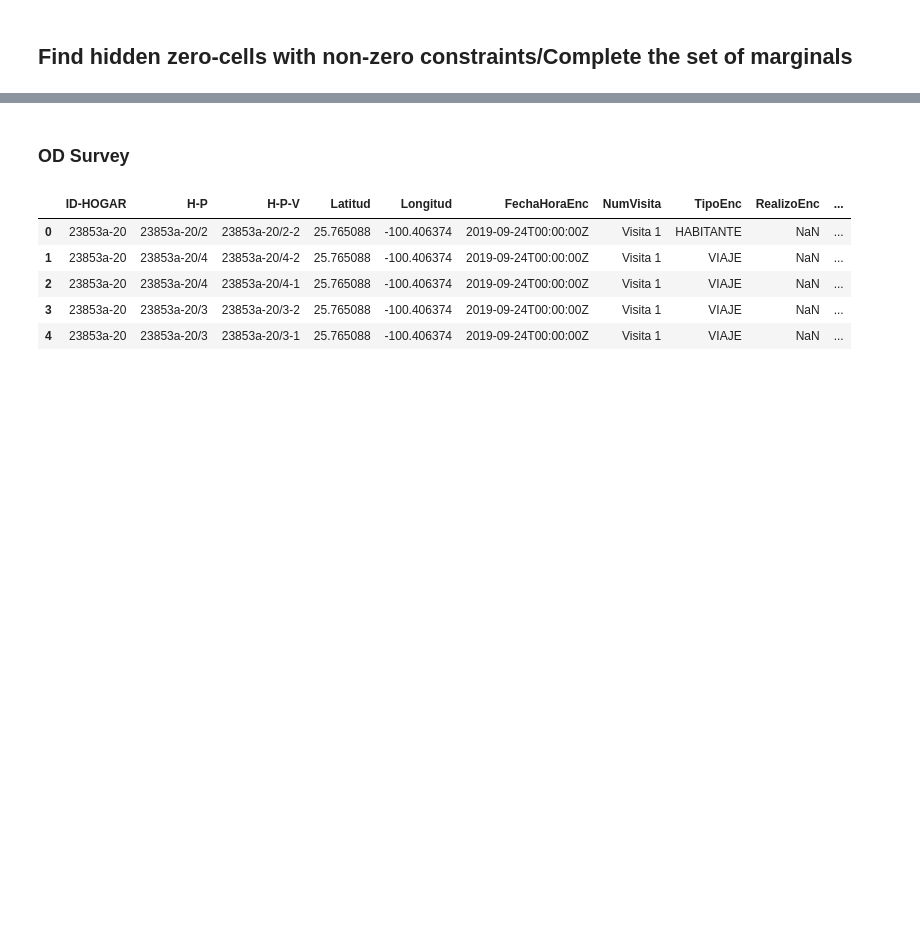
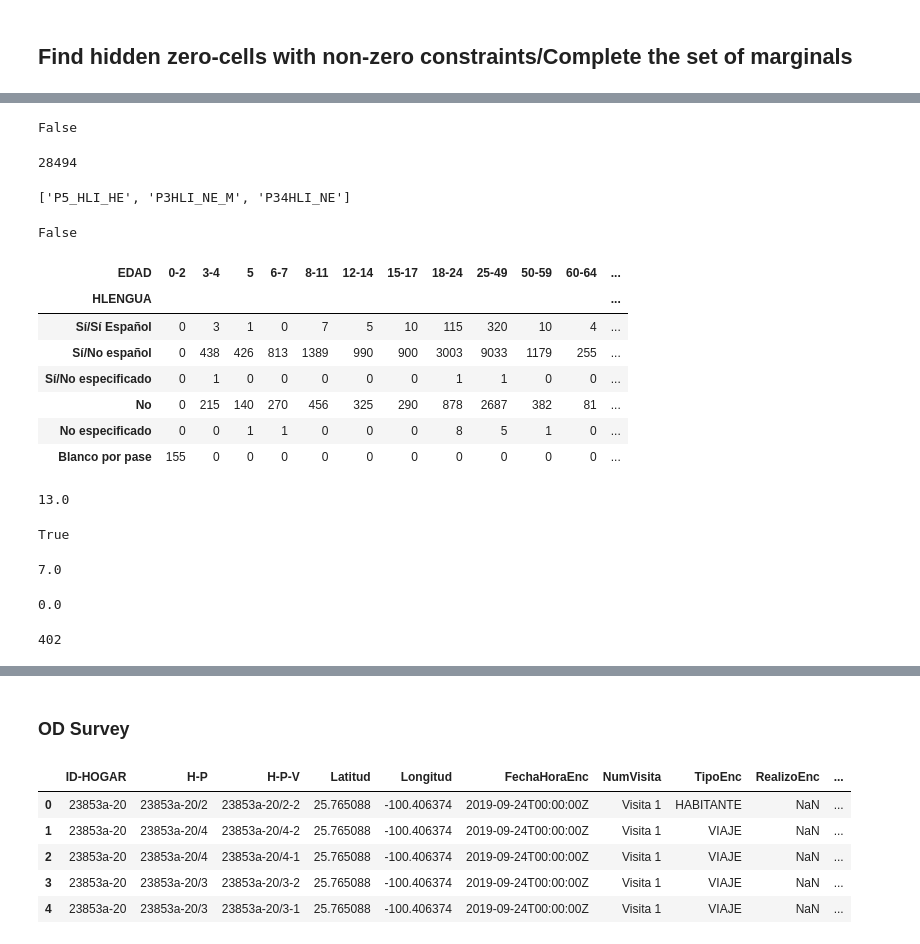
Before and after one commit to CentroFuturoCiudades/population-synthesis, a Jupyter notebook: notebooks/Censo_ageb_manz.ipynb, the cells around one changed output, grey strips where cells are left out. Saved outputs shown, nothing was run; the diff lists cells and outputs as text; code cells hidden in the pictures; blank space fills up the shorter version.

```diff
--- a/notebooks/Censo_ageb_manz.ipynb
+++ b/notebooks/Censo_ageb_manz.ipynb
@@ -26,0 +29,8 @@ The autoreload extension is already loaded. To reload it, use:
+# %%
+survey_dir = Path('../data/cuestionario_ampliado/Censo2020_CA_nl_csv/')
+personas_path = Path('../data/cuestionario_ampliado/Censo2020_CA_nl_csv/Personas19.CSV')
+census_iter_path = Path('../data/census_loc/ITER_19CSV20.csv')
+census_resageburb_path = Path('../data/census_ageb_manz/RESAGEBURB_19CSV20.csv')
+# %%
+%%time
+personas_cat = process_people_df(personas_path)
@@ -26,0 +50,8 @@ The autoreload extension is already loaded. To reload it, use:
+# %%
+XWC_dict = setup_ls(personas_cat, df_mun, constraints_ind)
+for mun, XWC in XWC_dict.items():
+    X = XWC['X']
+    W = XWC['W']
+    C = XWC['C']
+    if not check_solvable(W.values, C.values):
+        print(mun)
@@ -225,0 +94,59 @@ C = C[1:]
+# %%
+mun = 'Pesquería'
+X = XWC_dict[mun]['X']#['FACTOR'].copy().values
+W = XWC_dict[mun]['W']#.copy().values
+C = XWC_dict[mun]['C']#.copy().values
+
+check_solvable(W, C)
+# %% [output]
+False
+# %%
+len(X)
+# %% [output]
+28494
+# %%
+cols = find_conflicts(W, C)
+cols
+# %% [output]
+['P5_HLI_HE', 'P3HLI_NE_M', 'P34HLI_NE']
+# %%
+cols = [
+    #'P5_HLI_HE',
+    'P3HLI_NE_M',
+    'P34HLI_NE'
+]
+check_solvable(W.loc[cols], C.loc[cols])
+# %% [output]
+False
+# %%
+pd.crosstab(X.HLENGUA, X.EDAD)
+# %% [output]
+| EDAD | 0-2 | 3-4 | 5 | 6-7 | 8-11 | 12-14 | 15-17 | 18-24 | 25-49 | 50-59 | 60-64 | ... |
+| HLENGUA |  |  |  |  |  |  |  |  |  |  |  | ... |
+| Sí/Sí Español | 0 | 3 | 1 | 0 | 7 | 5 | 10 | 115 | 320 | 10 | 4 | ... |
+| Sí/No español | 0 | 438 | 426 | 813 | 1389 | 990 | 900 | 3003 | 9033 | 1179 | 255 | ... |
+| Sí/No especificado | 0 | 1 | 0 | 0 | 0 | 0 | 0 | 1 | 1 | 0 | 0 | ... |
+| No | 0 | 215 | 140 | 270 | 456 | 325 | 290 | 878 | 2687 | 382 | 81 | ... |
+| No especificado | 0 | 0 | 1 | 1 | 0 | 0 | 0 | 8 | 5 | 1 | 0 | ... |
+| Blanco por pase | 155 | 0 | 0 | 0 | 0 | 0 | 0 | 0 | 0 | 0 | 0 | ... |
+# %%
+C.P3HLI_NE_F + C.P3HLI_NE_F - C.P5HLI_NE
+# %% [output]
+13.0
+# %%
+C.P_3YMAS - C.P_5YMAS == C.P3_LI_NO_BPP_NE_F + C.P3_LI_NO_BPP_NE_M + C.P3YM_HLI - (C.P5_HLI + C.P5_LI_NO_BPP_NE)
+# %% [output]
+True
+# %%
+# EDAD: 3-4 and HLENGUA Si/Si Español
+C.P3HLI_HE - C.P5_HLI_HE
+# %% [output]
+7.0
+# %%
+C.P34HLI_NHE
+# %% [output]
+0.0
+# %%
+2+398+2
+# %% [output]
+402
```
Also changed, not shown: parts of 70 cells of this notebook, 4 other files.
